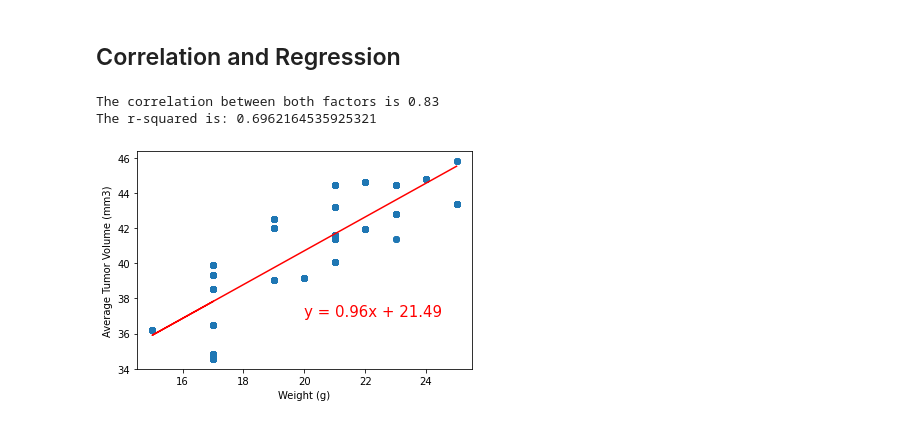
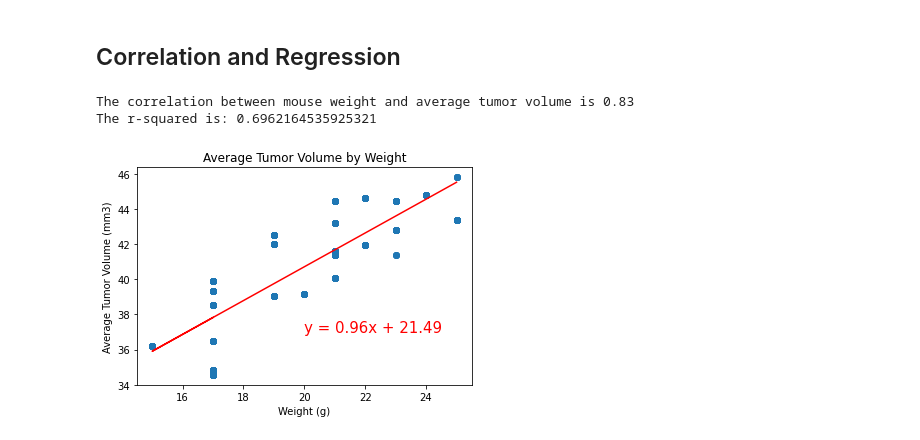
Before and after one commit to ambervanharskamp/matplotlib_challenge, a Jupyter notebook: Pymaceuticals/pymaceuticals_starter.ipynb, the cells around one changed output. Cells and saved outputs as stored; diff of their text form; code cells hidden in the pictures.

```diff
--- a/Pymaceuticals/pymaceuticals_starter.ipynb
+++ b/Pymaceuticals/pymaceuticals_starter.ipynb
@@ -361,20 +377,20 @@ plt.title("Capomulin Treatment of Mouse S185")
 # Generate a scatter plot of average tumor volume vs. mouse weight for the Capomulin regimen
 
 #Find Average Tumor volume for each mouse
-average_tumor_volume = capomulin_data.groupby('Mouse ID')['Tumor Volume (mm3)'].mean().reset_index().rename(columns={'Tumor Volume (mm3)':'Average Tumor Volume'})
+average_tumor_volume = capomulin_data.groupby("Mouse ID")["Tumor Volume (mm3)"].mean().reset_index().rename(columns={"Tumor Volume (mm3)":"Average Tumor Volume (mm3)"})
 #average_tumor_volume
 
 #Merge the average tumor volume dataframe with the capomulin dataframe
-capomulin_data_merged = pd.merge(capomulin_data, average_tumor_volume, on='Mouse ID')
+capomulin_data_merged = pd.merge(capomulin_data, average_tumor_volume, on="Mouse ID")
 #capomulin_data_merged
 
 #Isolate data related to mouse weight and average tumor volume
-weight_average_tumor_volume = capomulin_data_merged[['Weight (g)', 'Average Tumor Volume']]
+weight_average_tumor_volume = capomulin_data_merged[["Weight (g)", "Average Tumor Volume (mm3)"]]
 
 #Remove duplicates from the data
 weight_average_tumor_volume.drop_duplicates()
 
-#Generate the scatter plot with formatting
-weight_average_tumor_volume.plot(kind="scatter", x="Weight (g)", y="Average Tumor Volume", figsize=(8,8),
+#Generate the scatter plot with formatting using Pandas
+weight_average_tumor_volume.plot(kind="scatter", x="Weight (g)", y="Average Tumor Volume (mm3)", figsize=(6,4),
               title="Average Tumor Volume vs Mouse Weight");
 # %% [output]
@@ -384,33 +400,45 @@ weight_average_tumor_volume.plot(kind="scatter", x="Weight (g)", y="Average Tumo
 # %%
 # Calculate the correlation coefficient and linear regression model for mouse weight and average tumor volume for the Capomulin regimen
 
-# Plot out rooms versus median house price
+# Set the x and y values
 x_values = weight_average_tumor_volume["Weight (g)"]
-y_values = weight_average_tumor_volume["Average Tumor Volume"]
+y_values = weight_average_tumor_volume["Average Tumor Volume (mm3)"]
 
+#Calculate Pearson's Correlation Coefficient
 correlation = st.pearsonr(x_values,y_values)
-print(f"The correlation between both factors is {round(correlation[0],2)}")
+
+#Display the correlation coefficient
+print(f"The correlation between mouse weight and average tumor volume is {round(correlation[0],2)}")
 
 # Add the linear regression equation and line to plot
 (slope, intercept, rvalue, pvalue, stderr) = linregress(x_values, y_values)
 #print(slope, intercept, rvalue, pvalue, stderr)
 
-regress_values = x_values * slope + intercept
-#regress_values
+#Calculate the linear regression
+regression = x_values * slope + intercept
+#regression
 
-line_eq = "y = " + str(round(slope,2)) + "x + " + str(round(intercept,2))
-#line_eq
+#Create the line equation
+line = "y = " + str(round(slope,2)) + "x + " + str(round(intercept,2))
+#line
 
+#Generate scatterplot using Matplotlib
 plt.scatter(x_values,y_values)
-plt.plot(x_values,regress_values,"r-")
-plt.annotate(line_eq,(20,37),fontsize=15,color="red")
+
+#Plot the line
+plt.plot(x_values,regression,"r-")
+plt.annotate(line,(20,37),fontsize=15,color="red")
+
+#Format scatterplot by adding a title and axes labels
+plt.title("Average Tumor Volume by Weight")
 plt.xlabel("Weight (g)")
 plt.ylabel("Average Tumor Volume (mm3)")
+
 
 print(f"The r-squared is: {rvalue**2}")
 
 plt.show()
 # %% [output]
-The correlation between both factors is 0.83
+The correlation between mouse weight and average tumor volume is 0.83
 The r-squared is: 0.6962164535925321
-[figure, old version]
+[figure, new version]
```
Also changed, not shown: parts of 21 cells of this notebook.
